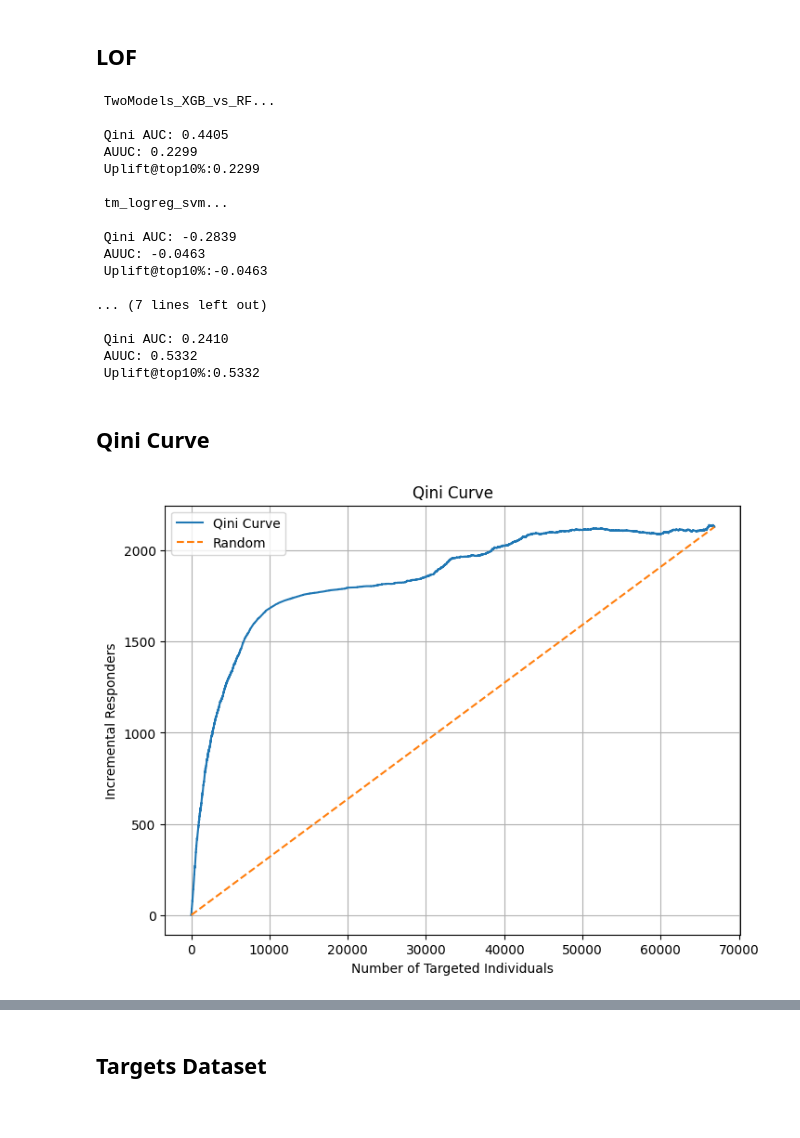
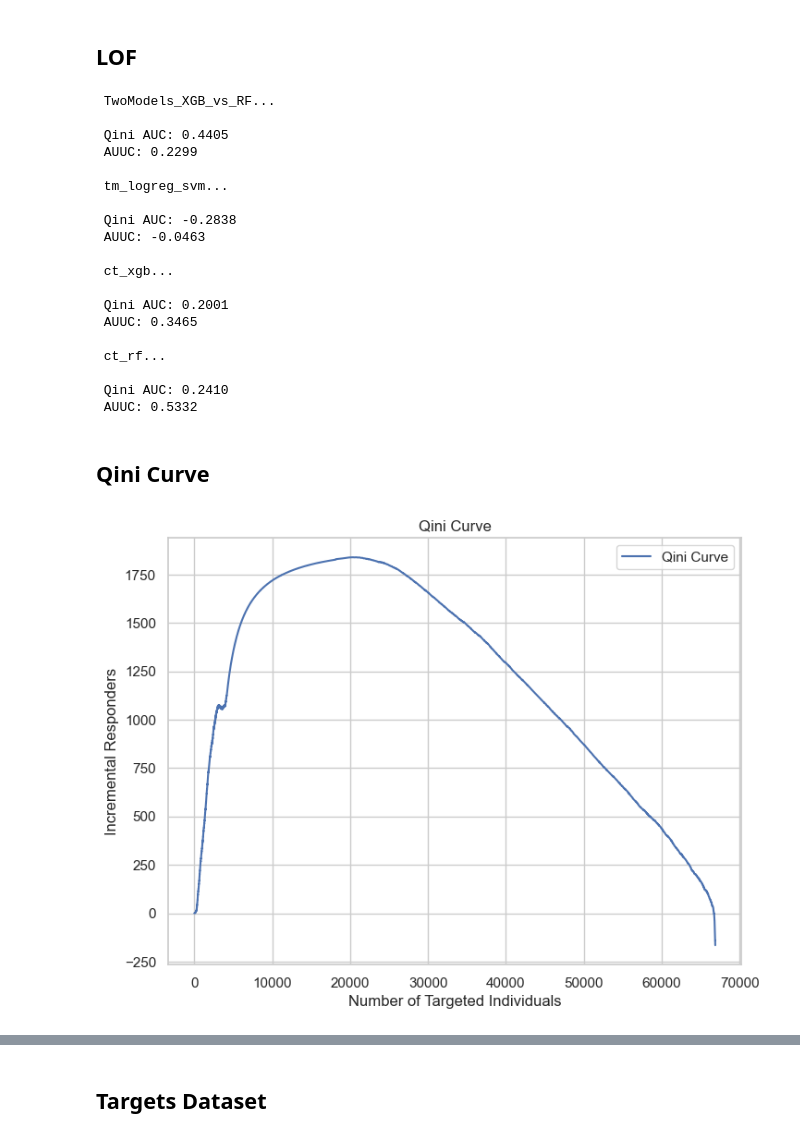
Before and after one commit to RobertoBerrocal/thesis, a Jupyter notebook: notebooks/data_modelling4.ipynb, the cells around one changed output, grey strips where cells are left out. Saved outputs shown, nothing was run; the diff lists cells and outputs as text; code cells hidden in the pictures.

```diff
--- a/notebooks/data_modelling4.ipynb
+++ b/notebooks/data_modelling4.ipynb
@@ -263,15 +263,12 @@ for name, model in models.items():
 
     qini_score = qini_auc_score(y_test, preds, treat_test)
     auuc_score = uplift_auc_score(y_test, preds, treat_test)
-    upliftk=uplift_at_k(y_test, preds, treat_test,'by_group',k=0.1)
     results[name] = {
         "uplift": preds,
         "qini_auc": qini_score,
          "auuc": auuc_score,
-         "Uplift@top10%": upliftk
     }
-    print(f"\n Qini AUC: {qini_score:.4f} \n AUUC: {auuc_score:.4f} \n Uplift@top10%:{auuc_score:.4f} ")
-
+    print(f"\n Qini AUC: {qini_score:.4f} \n AUUC: {auuc_score:.4f} ")
     if qini_score > best_score:
         best_score = qini_score
         best_model = model
@@ -280,36 +277,46 @@ for name, model in models.items():
 
  Qini AUC: 0.4405
  AUUC: 0.2299
- Uplift@top10%:0.2299
 
  tm_logreg_svm...
 
- Qini AUC: -0.2839
+ Qini AUC: -0.2838
  AUUC: -0.0463
- Uplift@top10%:-0.0463
 
-... (7 lines left out)
+ ct_xgb...
+
+ Qini AUC: 0.2001
+ AUUC: 0.3465
+
+ ct_rf...
 
  Qini AUC: 0.2410
  AUUC: 0.5332
- Uplift@top10%:0.5332
 # %% [markdown]
 ## Qini Curve
 # %%
-uplift_scores = best_model.predict(X_test)
-x_qini, y_qini = qini_curve(y_true=y_test, uplift=uplift_scores, treatment=treat_test)
+yLabel_OCSVM = enriched_final_rfm_df.loc[X_df.index, 'Churn_Label_OCSVM']
+treatment = enriched_final_rfm_df.loc[X_df.index, 'Treatment'].astype(int)
+
+
+X_train, X_test, y_train, y_test, treat_train, treat_test = train_test_split(
+    X_df, yLabel_OCSVM, treatment, test_size=0.3, stratify=treatment, random_state=42
+)
+m=models['TwoModels_XGB_vs_RF'].fit(X_train, y_train, treat_train)
+preds = m.predict(X_test)
+
+x_qini, y_qini = qini_curve(y_true=y_test, uplift=preds, treatment=treat_test)
 
 
 plt.figure(figsize=(8, 6))
 plt.plot(x_qini, y_qini, label='Qini Curve')
-plt.plot([0, x_qini[-1]], [0, y_qini[-1]], '--', label='Random')
 plt.xlabel('Number of Targeted Individuals')
 plt.ylabel('Incremental Responders')
 plt.title('Qini Curve')
 plt.legend()
 plt.grid(True)
 plt.show()
 # %% [output]
-[figure, old version]
+[figure, new version]
 # %%
 
```
Also changed, not shown: parts of 10 cells of this notebook, 1 other file.
